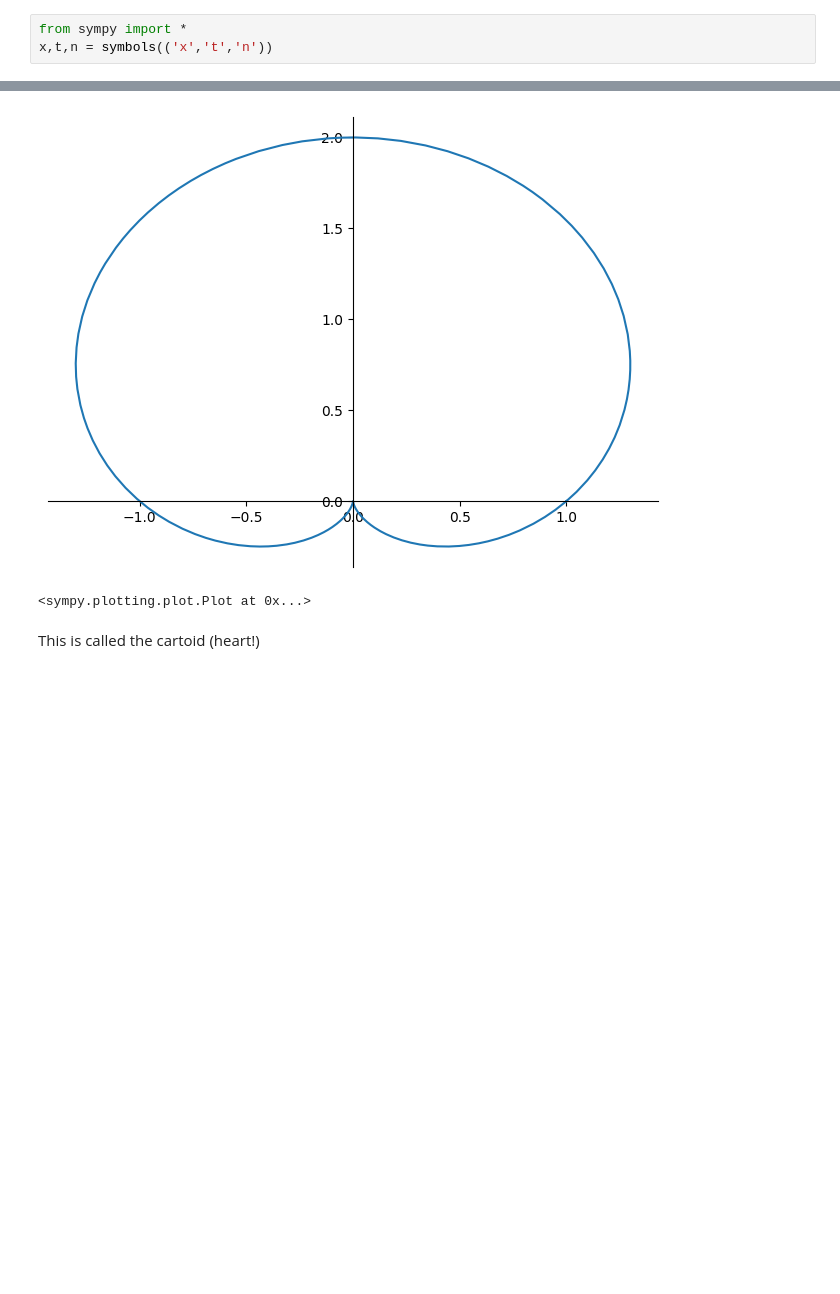
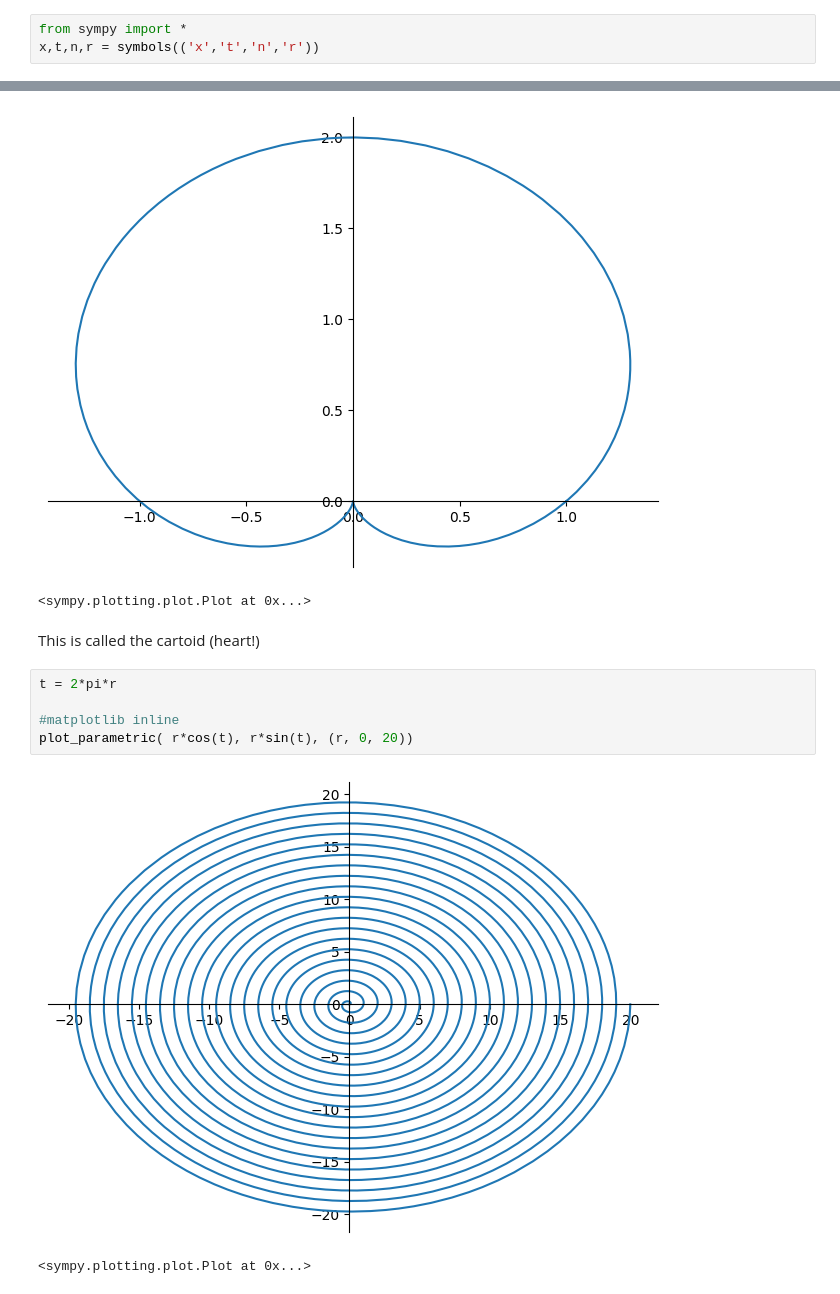
Before and after one commit to nurfnick/Calculus_2, a Jupyter notebook: Python/ParametricCurves.ipynb, the cells around one changed output, grey strips where cells are left out. Cells and saved outputs as stored; diff of their text form; blank space fills up the shorter version.

```diff
--- a/Python/ParametricCurves.ipynb
+++ b/Python/ParametricCurves.ipynb
@@ -4,7 +4,7 @@
 # Parametric Curves
 # %%
 from sympy import *
-x,t,n = symbols(('x','t','n'))
+x,t,n,r = symbols(('x','t','n','r'))
 # %%
 plot_parametric(t**4-t**3+7,t,(t,-5,5))
 # %% [output]
@@ -67,3 +67,11 @@ plot_parametric( r*cos(t), r*sin(t), (t, 0, 2*pi))
 <sympy.plotting.plot.Plot at 0x...>
 # %% [markdown]
 This is called the cartoid (heart!)
+# %%
+t = 2*pi*r
+
+#matplotlib inline
+plot_parametric( r*cos(t), r*sin(t), (r, 0, 20))
+# %% [output]
+[figure, added]
+<sympy.plotting.plot.Plot at 0x...>
```
